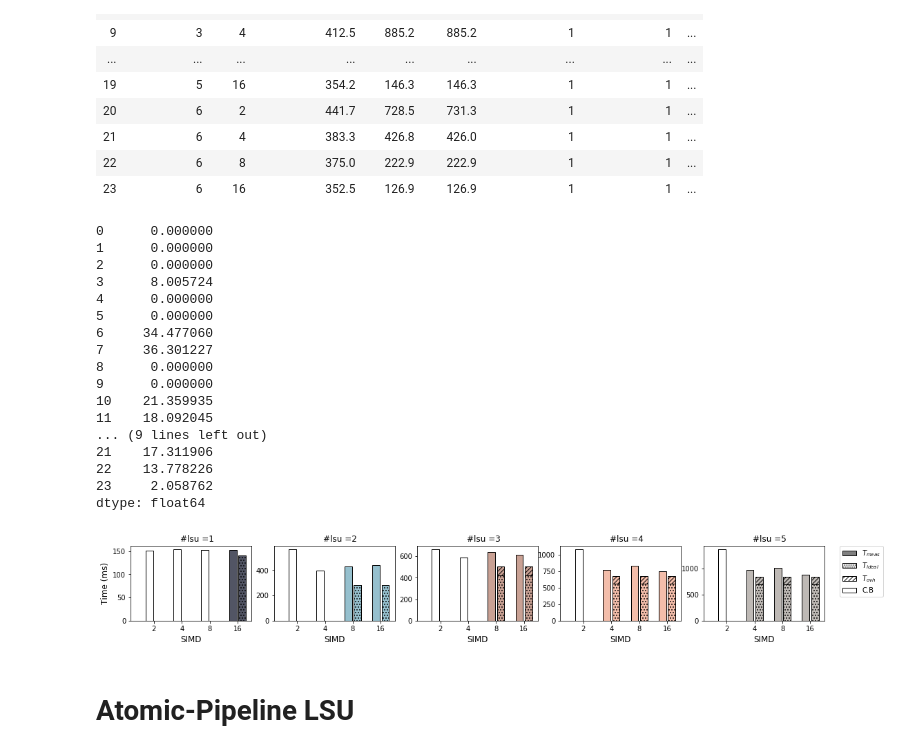
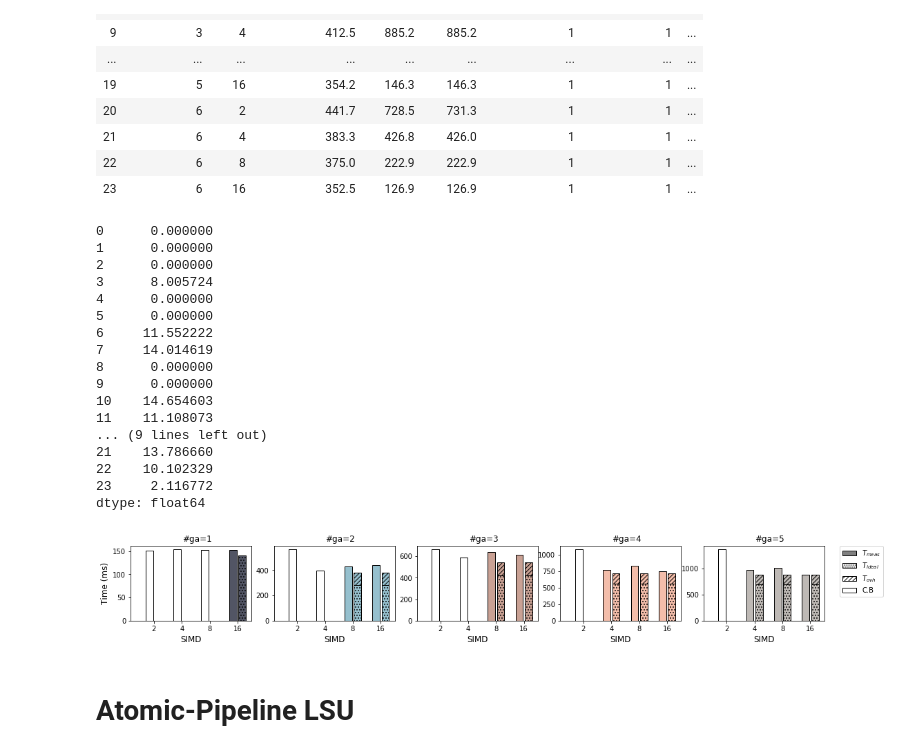
Before and after one commit to angelicadavila/FPGA_MEMORY_HLS, a Jupyter notebook: Notebook/FCCM2020_MEM_MODELING.ipynb, the cells around one changed output. Saved outputs shown, nothing was run; the diff lists cells and outputs as text; code cells hidden in the pictures.

```diff
--- a/Notebook/FCCM2020_MEM_MODELING.ipynb
+++ b/Notebook/FCCM2020_MEM_MODELING.ipynb
@@ -324,7 +323,7 @@ r=1
 c=5
 fig1, ax1 = plt.subplots(r,c, figsize=(18,1.9))
 # i=0
-group = ['#lsu =1', "#lsu =2", "#lsu =3", "#lsu =4", "#lsu =5"]
+group = ("#ga=1", "#ga=2", "#ga=3", "#ga=4", "#ga=5")
 groupW = ["width=32", "width=64", "width=128", "width=256"]
 
 
@@ -405,12 +404,11 @@ bl=8
 
 max_th=64 #from Ip
 max_burst=2**(burst_n) * dq * bl
-lim_th=max_th*(WD/8)/(delta)
+lim_th=max_th*(WD/8)/(delta+1)
 max_word=np.zeros(len(WD))
 for i in range (0,len(WD)):
     if(lim_th[i]<max_burst):
-        max_word[i]=2048
-        #lim_th[i]
+        max_word[i]=lim_th[i]
     else:
         max_word[i]=WD[i]
 
@@ -430,7 +428,7 @@ for i in range (0,len(WD)):
      T_exe[i]=(T_ideal[i]+T_ovh[i]) *(delta)
 
 ## IF the memory occupancy is low the number of cycles depends of kernel frequency
-max_burst= WD/8 *LSU /(64  * delta)
+max_burst= WD/8 *LSU /(dq*bl  * delta)
 bin=(max_burst>1)
 bin= np.multiply(bin,1)
 # bin= np.add(bin,1)
@@ -463,6 +461,7 @@ import matplotlib.patches as mpatches
 r=1
 c=5
 width = ("2", "4", "8", "16")
+group = ("#ga=1", "#ga=2", "#ga=3", "#ga=4", "#ga=5")
 colorcycle = ['#525564','#96c0ce','#c9a194','#f3bdaa','#beb9b5','#dfBA87']
 fig1, ax1 = plt.subplots(r,c, figsize=(18,2))
 # i=0
@@ -586,8 +580,8 @@ WD=mw1.get("Width Units")
 FRQ=mw1.get("Frecuencia (MHz)")*1e6
 SIMD=mw1.get("SIMD")
 TIME=mw1.get("Time (ms)")
-ST=mw1.get("LD units")
-LD=mw1.get("ST Units")
+LD=mw1.get("LD units")
+ST=mw1.get("ST Units")
 
 BW=14928e6
 Fmem=1866e6
@@ -604,23 +598,21 @@ ls_bytes=4
 delta=16
 
 burst_size=2**(burst_n)*dq*bl
-
-TWR=0
 T_exe=np.zeros(len(WD))
 T_ovh=np.zeros(len(WD))
+
 T_ideal=LSU/BW *ls_bytes*WI
 
 for i in range (0,len(WD)):
     #the burst coalesced aligned units
-     T_ovh[i]=((LSU[i]-1)/(burst_size))*((TRCD+TRP))*ls_bytes*WI
+     T_ovh[i]=((LSU[i])/(burst_size))*((TRCD+TRP))*ls_bytes*WI
      T_ovh[i]+=((1)/(burst_size))*((TRCD+TRP+TWR))*ls_bytes*WI
-
-     if (LSU[i]<3):
+     #only one bank access
+     if (ST[i]<3 or LSU[i]<2):
         T_ovh[i]=0
-     Tco = 0
      T_exe[i]=(T_ideal[i]+T_ovh[i]) *(delta)
-
-max_burst= WD/8 *(ST+LD) /(64)
+#WD/8 to express in bytes
+max_burst= WD/8 *(ST+LD) /(dq*bl)
 bin=(max_burst>=1)
 bin= np.multiply(bin,1)
 
@@ -637,21 +629,22 @@ print (error*bin)
 3      8.005724
 4      0.000000
 5      0.000000
-6     34.477060
-7     36.301227
+6     11.552222
+7     14.014619
 8      0.000000
 9      0.000000
-10    21.359935
-11    18.092045
+10    14.654603
+11    11.108073
 ... (9 lines left out)
-21    17.311906
-22    13.778226
-23     2.058762
+21    13.786660
+22    10.102329
+23     2.116772
 dtype: float64
 # %%
 import matplotlib.patches as mpatches
 r=1
 c=5
+group = ("#ga=1", "#ga=2", "#ga=3", "#ga=4", "#ga=5")
 width = ("2", "4", "8", "16")
 colorcycle = ['#525564','#96c0ce','#c9a194','#f3bdaa','#beb9b5','#dfBA87']
 fig1, ax1 = plt.subplots(r,c, figsize=(18,2))
@@ -686,34 +679,34 @@ for i in range (0,5):
     plt.bar ([y_pos[0],y_pos[1],y_pos[2],y_pos[3]],
              bot_Tideal,
              alpha=1, color=colorcycle[i],  hatch = '...',edgecolor='black'
             )
     plt.bar ([y_pos[0],y_pos[1],y_pos[2],y_pos[3]],
              top_Tovh,
              bottom=bot_Tideal,
              alpha=1, color=colorcycle[i],  hatch = '////',edgecolor='black'
             )
     plt.xlabel("SIMD",fontsize=fs)
     if (i==0):
         plt.ylabel("Time (ms)",fontsize=fs)
 
     y_pos=range(2,16*2,3)
     y_pos=np.add(y_pos,0.5)
     plt.xticks(y_pos, width)
 
     plt.xlim([0,13])
 a_val=1
 circ1 = mpatches.Patch( facecolor='w',alpha=a_val,hatch=r'////',label=r'$T_{ovh}$',edgecolor='black')
 circ2= mpatches.Patch( facecolor='w',alpha=a_val,hatch='....',label=r'$T_{ideal}$',edgecolor='black')
 circ3 = mpatches.Patch(facecolor='grey',label=r'$T_{meas}$',edgecolor='black')
 #circ3 = mpatches.Patch(facecolor='w',alpha=a_val,hatch='|||',label=r'$T_{meas}$',edgecolor='black')
 circ4 = mpatches.Patch(facecolor='w',alpha=a_val,hatch='',label=r'C.B',edgecolor='black')
 plt.legend(handles = [circ3,circ2,circ1,circ4],loc=2,bbox_to_anchor=(1.1, 1.05))
 
 plt.savefig('Mem_model_WriteAck_1866_bar_ovh2.pdf', bbox_inches="tight")
 
 error= (np.abs(Est_time-TIME)/TIME)*100
 # %% [output]
-[figure, old version]
+[figure, new version]
 # %% [markdown]
 # Atomic-Pipeline LSU
 # %%
```
Also changed, not shown: parts of 7 cells of this notebook.
